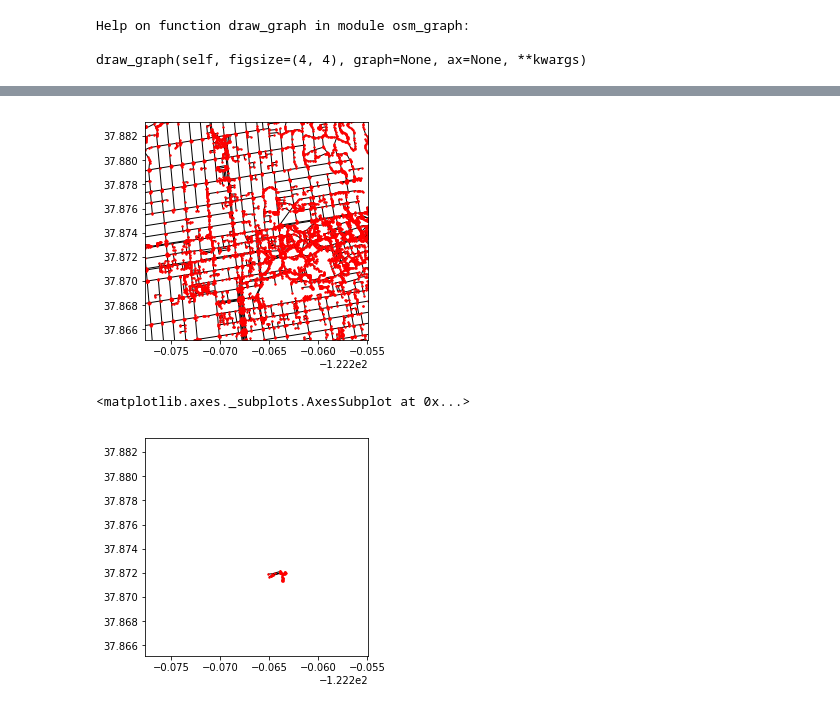
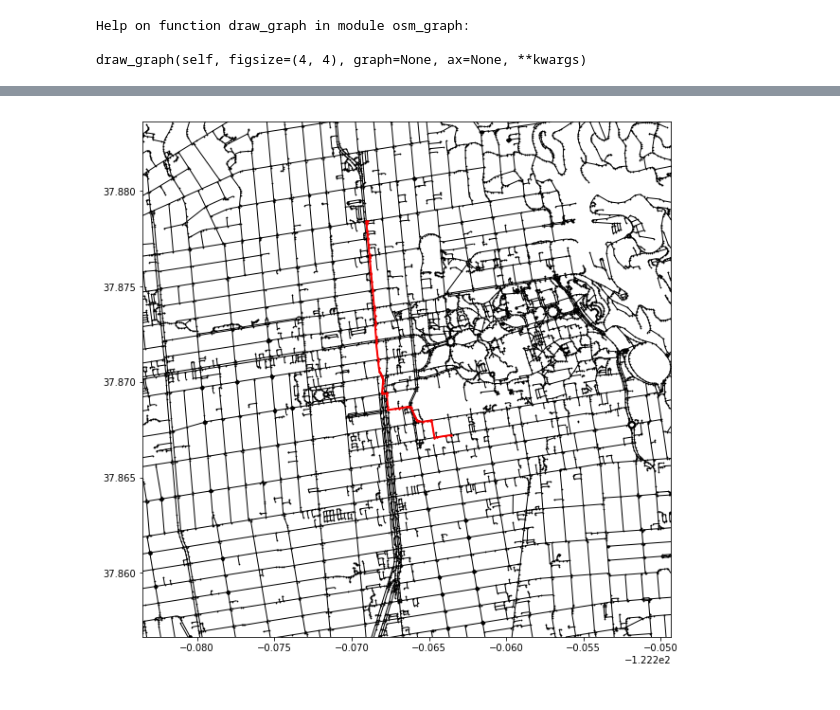
Before and after one commit to ritvik-iyer/Cal-Crime, a Jupyter notebook: Anav_Notebook.ipynb, the cells around one changed output, grey strips where cells are left out. Cells and saved outputs as stored; diff of their text form; code cells hidden in the pictures.

```diff
--- a/Anav_Notebook.ipynb
+++ b/Anav_Notebook.ipynb
@@ -128,8 +60,8 @@ from osm_graph import OsmGraph
 # %%
-og = OsmGraph(37.874140, -122.266249, dist=1000)
+og = OsmGraph(37.8701457,-122.266438, dist=1500)
 nd1 = og.find_node(37.878442, -122.268996)
 nd2 = og.find_node(37.867212, -122.263519)
-path = nx.dijkstra_path(og.graph, nd1, nd2)
-g = nx.subgraph(og.graph, path)
-ax = og.draw_graph()
+# path = nx.dijkstra_path(og.graph, nd1, nd2)
+# g = nx.subgraph(og.graph, path)
+# ax = og.draw_graph()
 # og.draw_graph(graph=g, ax=ax, edge_color='r', width=2);
@@ -200,9 +81,0 @@ draw_graph(self, figsize=(4, 4), graph=None, ax=None, **kwargs)
-# %%
-ax = og.draw_graph()
-# %% [output]
-[figure, removed]
-# %%
-og.draw_graph(graph=rad)
-# %% [output]
-<matplotlib.axes._subplots.AxesSubplot at 0x...>
-[figure, removed]
@@ -208,0 +111,24 @@ og.draw_graph(graph=rad)
+# %%
+for e in og.graph.edges:
+    mp = midpoint(e)
+    og.graph.edges[e]["midpoint"] = mp
+    sc = computeCrimes(df, mp, pd.Timestamp.now())
+    og.graph.edges[e]["score"] = sc
+    og.graph.edges[e]["cost"] = og.graph.edges[e]["weight"] * sc
+# %%
+for e in og.graph.edges:
+    mp = midpoint(e)
+    og.graph.edges[e]["midpoint"] = mp
+    d = haversine(37.878442, -122.268996, mp["lat"], mp["lon"])
+    ex = np.exp(28*d - 5)
+    sc = 1 - ex/(ex+1)
+    og.graph.edges[e]["score"] = sc
+    og.graph.edges[e]["cost"] = og.graph.edges[e]["weight"] * sc
+    og.graph.edges[e]["logcost"] = og.graph.edges[e]["weight"] * (1+np.log(1+sc))
+# %%
+path = nx.dijkstra_path(og.graph, nd1, nd2, weight="cost")
+g = nx.subgraph(og.graph, path)
+ax = og.draw_graph(edge_color="black", width=1, node_color="black", node_shape=".", figsize=(10, 10))
+og.draw_graph(graph=g, ax=ax, edge_color='r', width=2);
+# %% [output]
+[figure, added]
```
Also changed, not shown: parts of 43 cells of this notebook, 1 other file.
